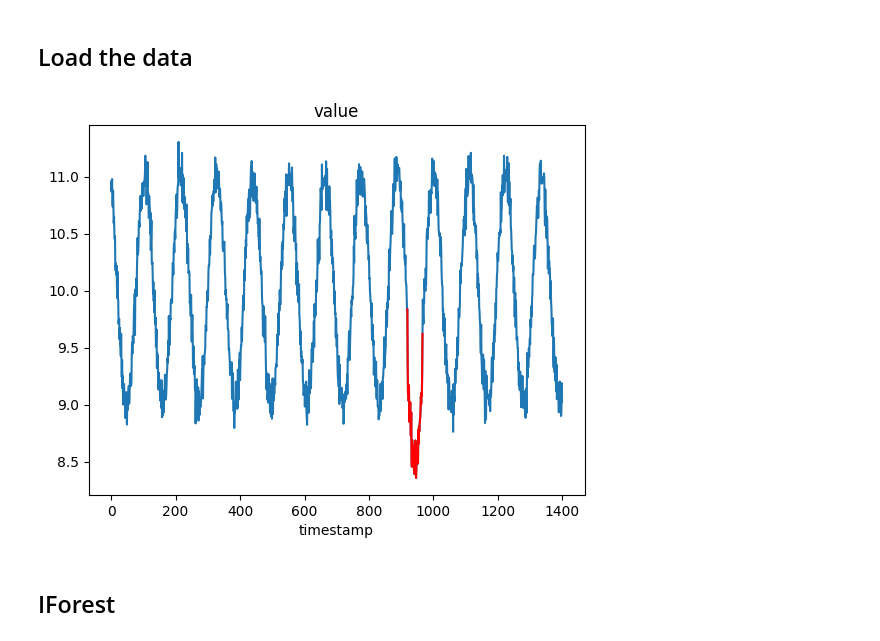
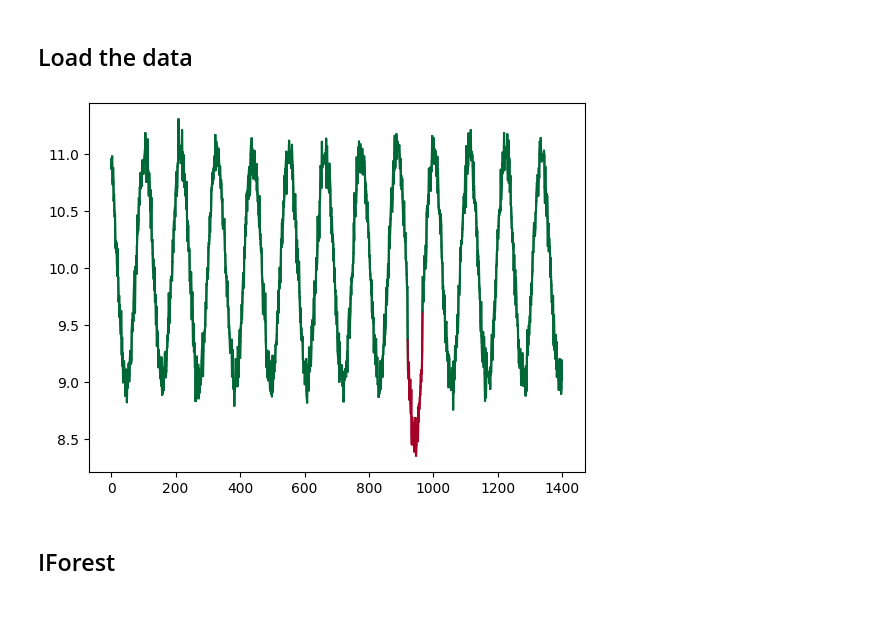
Before and after one commit to guillaumeme/dtaianomaly, a Jupyter notebook: notebooks/pyod_anomaly_detectors.ipynb, the cells around one changed output. Saved outputs shown, nothing was run; the diff lists cells and outputs as text; code cells hidden in the pictures; blank space fills up the shorter version.

Commit message:
Improved visualization

```diff
--- a/notebooks/pyod_anomaly_detectors.ipynb
+++ b/notebooks/pyod_anomaly_detectors.ipynb
@@ -16,16 +16,16 @@ anomaly_scores = {}
 # %%
 from src.data_management.DataManager import DataManager
 from src.visualization import plot_data
 
 data_manager = DataManager('../data')
 data_manager.select({'collection_name': 'Demo'})
 dataset_index = data_manager.get(0)
 trend_data_df = data_manager.load(dataset_index)
 trend_data, ground_truth = data_manager.load_raw_data(dataset_index)
 
-plot_data(trend_data_df, show_ground_truth='inline');
+plot_data(trend_data_df, show_ground_truth='overlay');
 # %% [output]
-[figure, old version]
+[figure, new version]
 # %% [markdown]
 ## IForest
 # %%
```
Also changed, not shown: parts of 1 cell of this notebook, 8 other files.
